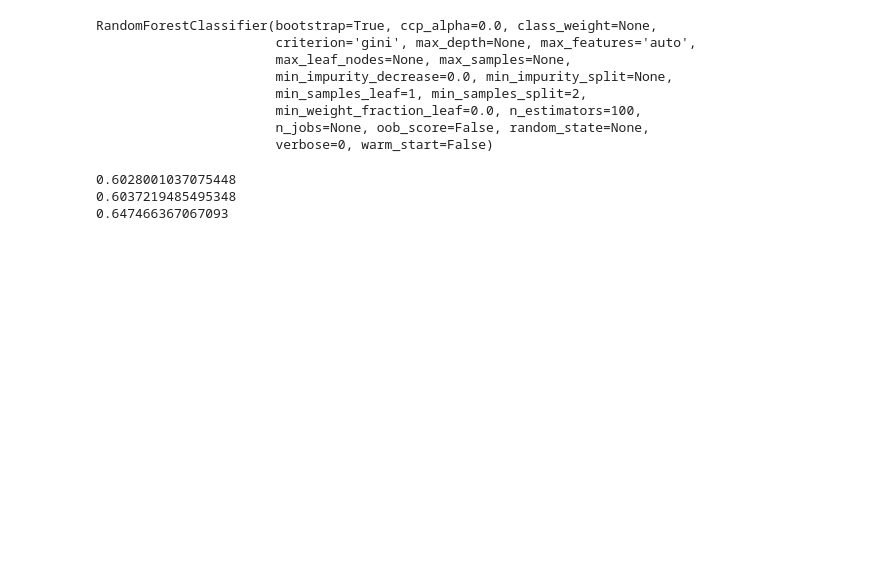
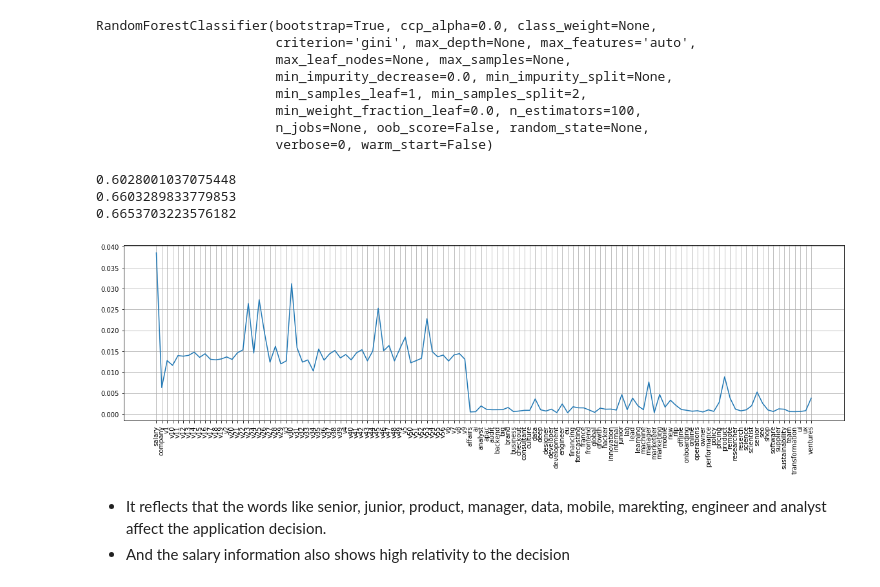
Before and after one commit to mohantypunit/morejobs4you, a Jupyter notebook: application_predictions.ipynb, the cells around one changed output. Cells and saved outputs as stored; diff of their text form; code cells hidden in the pictures; blank space fills up the shorter version.

```diff
--- a/application_predictions.ipynb
+++ b/application_predictions.ipynb
@@ -142,7 +142,7 @@ from sklearn.neighbors import KNeighborsClassifier
 from sklearn.ensemble import RandomForestClassifier
 
 SVC_model = SVC()
-KNN_model = KNeighborsClassifier(n_neighbors=6)
+KNN_model = KNeighborsClassifier(n_neighbors=200)
 RF_model = RandomForestClassifier()
 # %%
 SVC_model.fit(X_train, y_train)
@@ -170,5 +170,15 @@ print(roc_auc_score(y_test, KNN_prediction))
 print(roc_auc_score(y_test, RF_prediction))
 # %% [output]
 0.6028001037075448
-0.6037219485495348
-0.647466367067093
+0.6603289833779853
+0.6653703223576182
+# %%
+plt.figure(figsize=[20,5])
+plt.plot(RF_model.feature_importances_)
+plt.xticks(np.arange(X.shape[1]), X.columns.to_list(), rotation=90)
+plt.grid(axis='both')
+# %% [output]
+[figure, added]
+# %% [markdown]
+* It reflects that the words like senior, junior, product, manager, data, mobile, marekting, engineer and analyst affect the application decision.
+* And the salary information also shows high relativity to the decision
```
